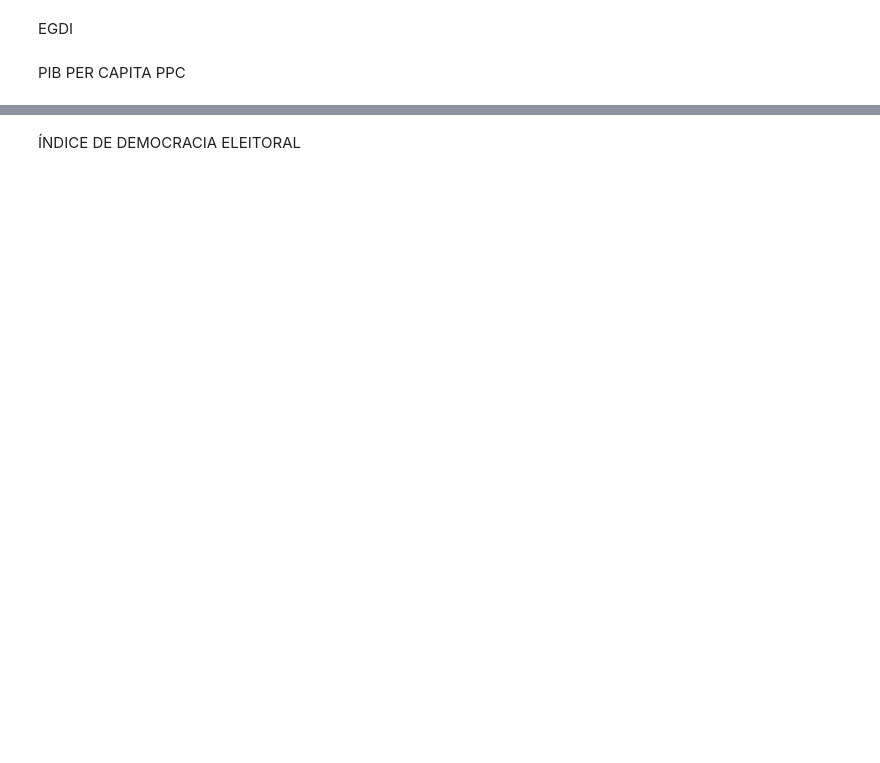
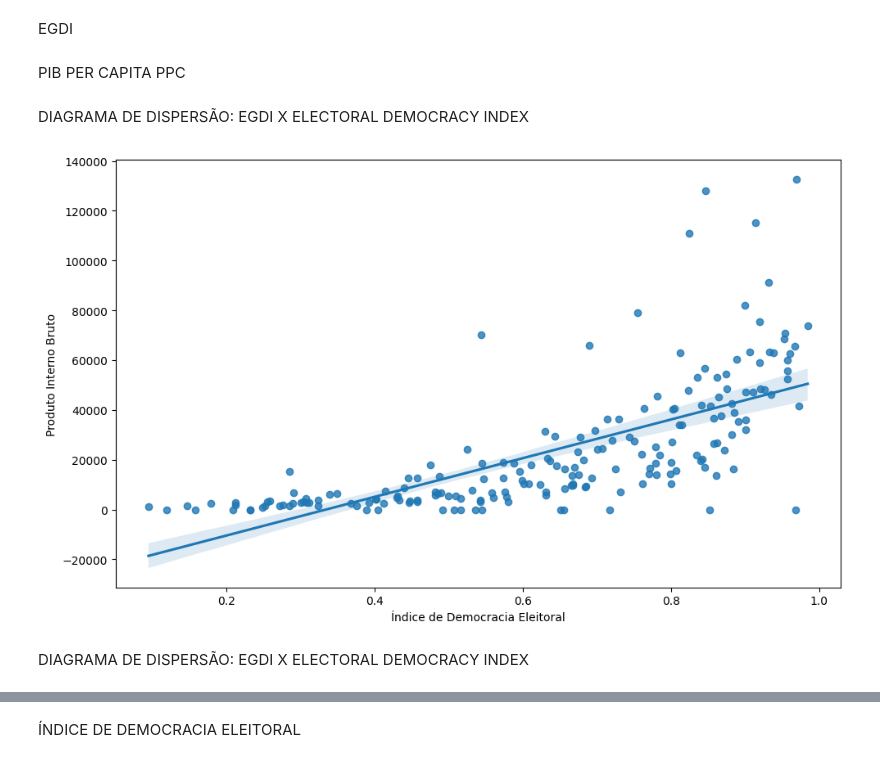
Before and after one commit to LazaroDamasceno/Dissertacao-Mestrado, a Jupyter notebook: eda/correlacao/correlacao_egdi_indicedemocracia.ipynb, the cells around one changed output, grey strips where cells are left out. Cells and saved outputs as stored; diff of their text form; code cells hidden in the pictures; blank space fills up the shorter version.

Commit message:
Alterou o notebook correlacao_egdi_indicedemocracia (incompleto)

```diff
--- a/eda/correlacao/correlacao_egdi_indicedemocracia.ipynb
+++ b/eda/correlacao/correlacao_egdi_indicedemocracia.ipynb
@@ -33,0 +48,21 @@ pib = pib.melt(
+# %%
+pib = pib.iloc[:, [0, 2]]
+# %% [markdown]
+DIAGRAMA DE DISPERSÃO: EGDI X ELECTORAL DEMOCRACY INDEX
+# %%
+df_egdi_ide = egov.copy()
+# %%
+df_egdi_ide['Produto Interno Bruto'] = pib['PIB']
+# %%
+df_egdi_ide = df_egdi_ide.iloc[:, [1, 2]]
+# %%
+plt.figure(figsize=(10, 6))
+
+sns.regplot(data=df_egdi_ide, x='Índice de Democracia Eleitoral', y='Produto Interno Bruto')
+
+plt.tight_layout()
+plt.show()
+# %% [output]
+[figure, added]
+# %% [markdown]
+DIAGRAMA DE DISPERSÃO: EGDI X ELECTORAL DEMOCRACY INDEX
```
Also changed, not shown: parts of 20 cells of this notebook, 1 other file.
